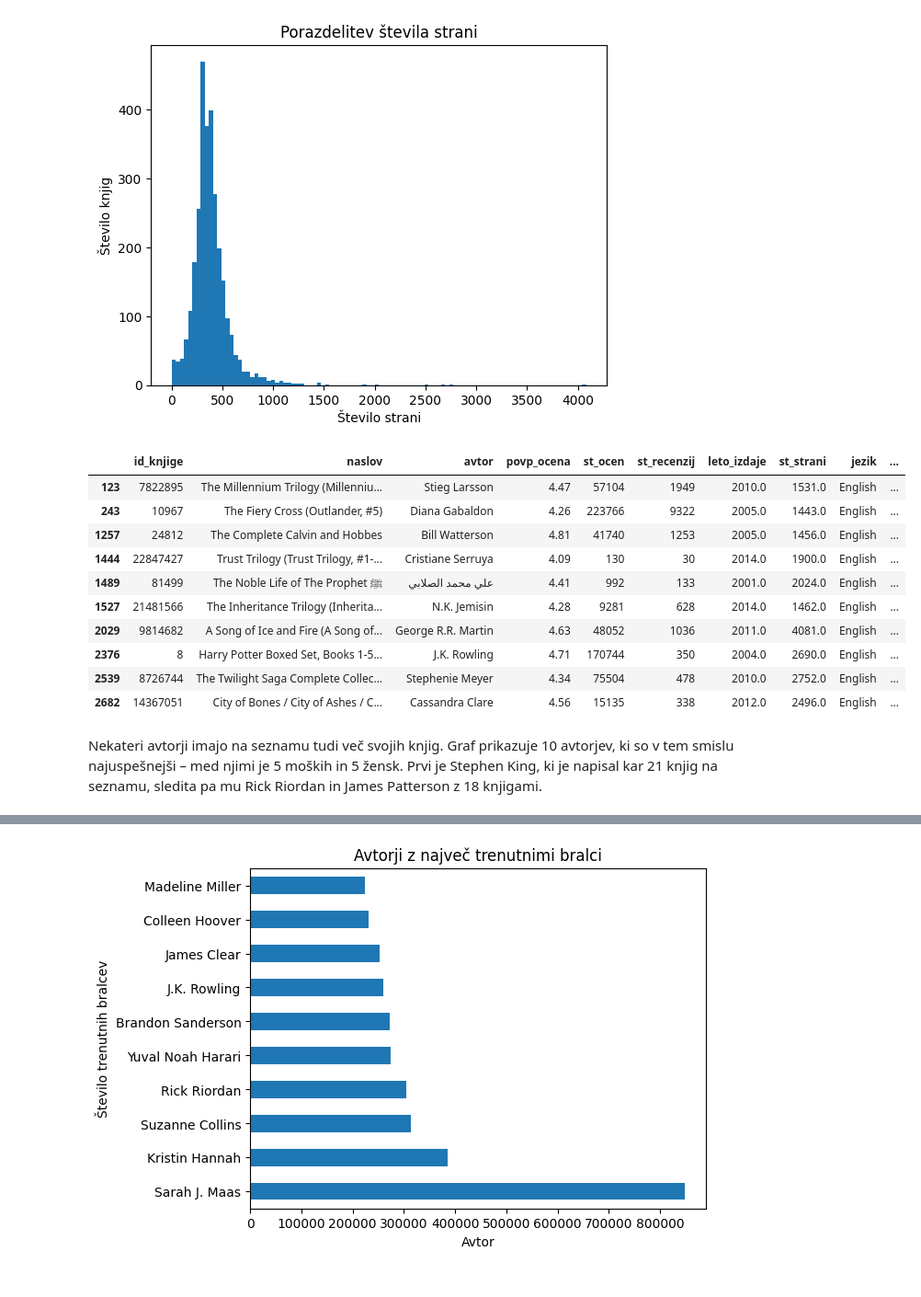
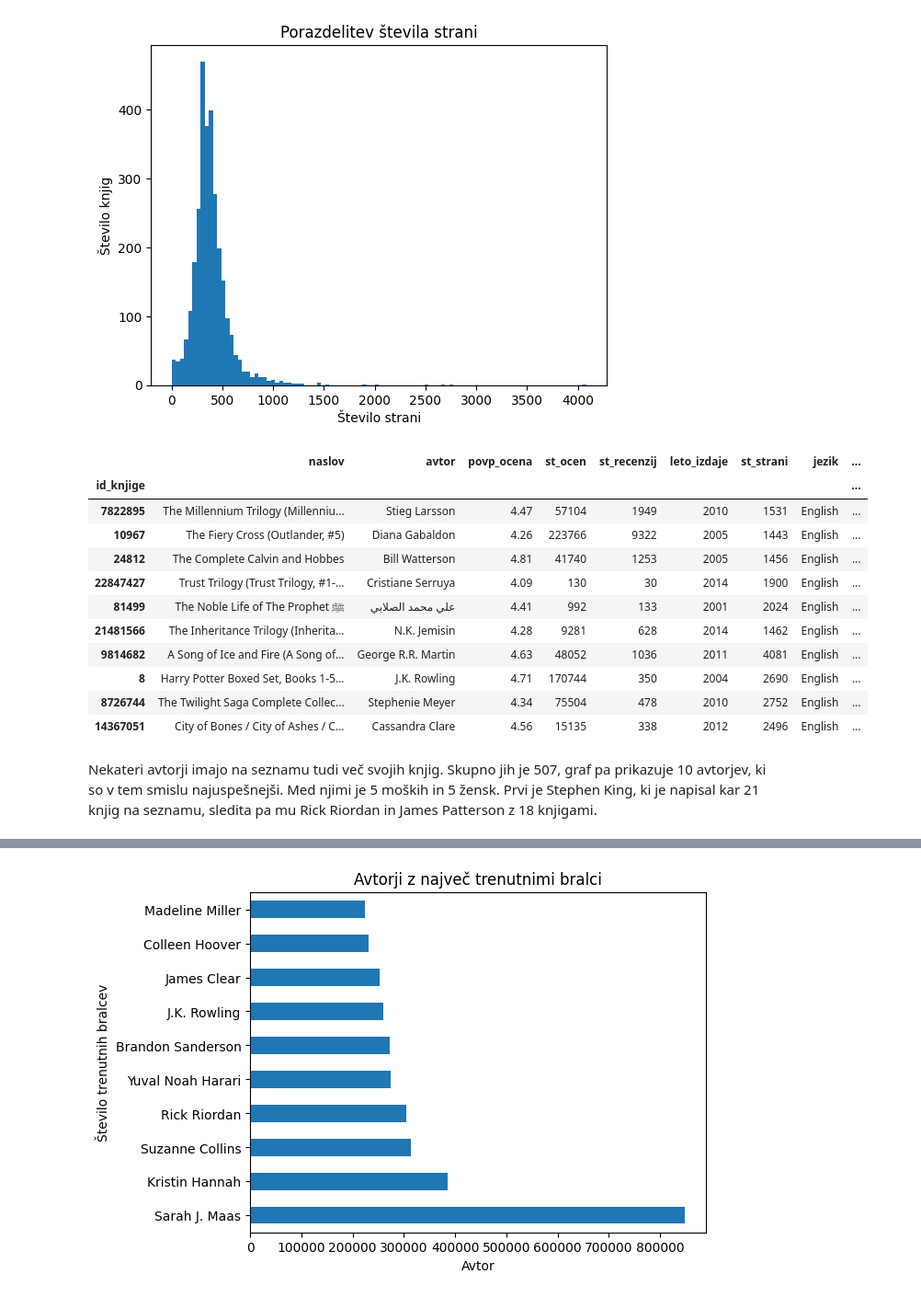
Before and after one commit to staricveronika/uvp-projektna-naloga, a Jupyter notebook: analiza_podatkov.ipynb, the cells around one changed output, grey strips where cells are left out. Shown: that part at 92% size. Saved outputs shown, nothing was run; the diff lists cells and outputs as text; code cells hidden in the pictures.

Commit message:
Zadnji graf in napisan zaključek.

```diff
--- a/analiza_podatkov.ipynb
+++ b/analiza_podatkov.ipynb
@@ -193,22 +193,23 @@ plt.show()
 # %% [output]
 [figure]
 # %%
-najdaljsa_knjiga = knjige[knjige["st_strani"] > 1400]
-najdaljsa_knjiga
+najdaljse_knjige = knjige[knjige["st_strani"] > 1400]
+najdaljse_knjige
 # %% [output]
-|  | id_knjige | naslov | avtor | povp_ocena | st_ocen | st_recenzij | leto_izdaje | st_strani | jezik | ... |
-| 123 | 7822895 | The Millennium Trilogy (Millenniu... | Stieg Larsson | 4.47 | 57104 | 1949 | 2010.0 | 1531.0 | English | ... |
-| 243 | 10967 | The Fiery Cross (Outlander, #5) | Diana Gabaldon | 4.26 | 223766 | 9322 | 2005.0 | 1443.0 | English | ... |
-| 1257 | 24812 | The Complete Calvin and Hobbes | Bill Watterson | 4.81 | 41740 | 1253 | 2005.0 | 1456.0 | English | ... |
-| 1444 | 22847427 | Trust Trilogy (Trust Trilogy, #1-... | Cristiane Serruya | 4.09 | 130 | 30 | 2014.0 | 1900.0 | English | ... |
-| 1489 | 81499 | The Noble Life of The Prophet ﷺ | علي محمد الصلابي | 4.41 | 992 | 133 | 2001.0 | 2024.0 | English | ... |
-| 1527 | 21481566 | The Inheritance Trilogy (Inherita... | N.K. Jemisin | 4.28 | 9281 | 628 | 2014.0 | 1462.0 | English | ... |
-| 2029 | 9814682 | A Song of Ice and Fire (A Song of... | George R.R. Martin | 4.63 | 48052 | 1036 | 2011.0 | 4081.0 | English | ... |
-| 2376 | 8 | Harry Potter Boxed Set, Books 1-5... | J.K. Rowling | 4.71 | 170744 | 350 | 2004.0 | 2690.0 | English | ... |
-| 2539 | 8726744 | The Twilight Saga Complete Collec... | Stephenie Meyer | 4.34 | 75504 | 478 | 2010.0 | 2752.0 | English | ... |
-| 2682 | 14367051 | City of Bones / City of Ashes / C... | Cassandra Clare | 4.56 | 15135 | 338 | 2012.0 | 2496.0 | English | ... |
+|  | naslov | avtor | povp_ocena | st_ocen | st_recenzij | leto_izdaje | st_strani | jezik | ... |
+| id_knjige |  |  |  |  |  |  |  |  | ... |
+| 7822895 | The Millennium Trilogy (Millenniu... | Stieg Larsson | 4.47 | 57104 | 1949 | 2010 | 1531 | English | ... |
+| 10967 | The Fiery Cross (Outlander, #5) | Diana Gabaldon | 4.26 | 223766 | 9322 | 2005 | 1443 | English | ... |
+| 24812 | The Complete Calvin and Hobbes | Bill Watterson | 4.81 | 41740 | 1253 | 2005 | 1456 | English | ... |
+| 22847427 | Trust Trilogy (Trust Trilogy, #1-... | Cristiane Serruya | 4.09 | 130 | 30 | 2014 | 1900 | English | ... |
+| 81499 | The Noble Life of The Prophet ﷺ | علي محمد الصلابي | 4.41 | 992 | 133 | 2001 | 2024 | English | ... |
+| 21481566 | The Inheritance Trilogy (Inherita... | N.K. Jemisin | 4.28 | 9281 | 628 | 2014 | 1462 | English | ... |
+| 9814682 | A Song of Ice and Fire (A Song of... | George R.R. Martin | 4.63 | 48052 | 1036 | 2011 | 4081 | English | ... |
+| 8 | Harry Potter Boxed Set, Books 1-5... | J.K. Rowling | 4.71 | 170744 | 350 | 2004 | 2690 | English | ... |
+| 8726744 | The Twilight Saga Complete Collec... | Stephenie Meyer | 4.34 | 75504 | 478 | 2010 | 2752 | English | ... |
+| 14367051 | City of Bones / City of Ashes / C... | Cassandra Clare | 4.56 | 15135 | 338 | 2012 | 2496 | English | ... |
 # %% [markdown]
-Nekateri avtorji imajo na seznamu tudi več svojih knjig. Graf prikazuje 10 avtorjev, ki so v tem smislu najuspešnejši – med njimi je 5 moških in 5 žensk. Prvi je Stephen King, ki je napisal kar 21 knjig na seznamu, sledita pa mu Rick Riordan in James Patterson z 18 knjigami.
+Nekateri avtorji imajo na seznamu tudi več svojih knjig. Skupno jih je 507, graf pa prikazuje 10 avtorjev, ki so v tem smislu najuspešnejši. Med njimi je 5 moških in 5 žensk. Prvi je Stephen King, ki je napisal kar 21 knjig na seznamu, sledita pa mu Rick Riordan in James Patterson z 18 knjigami.
 # %%
 top_avtorji = knjige["avtor"].value_counts().nlargest(10)
 top_avtorji.plot.barh()
```
Also changed, not shown: parts of 12 cells of this notebook.
